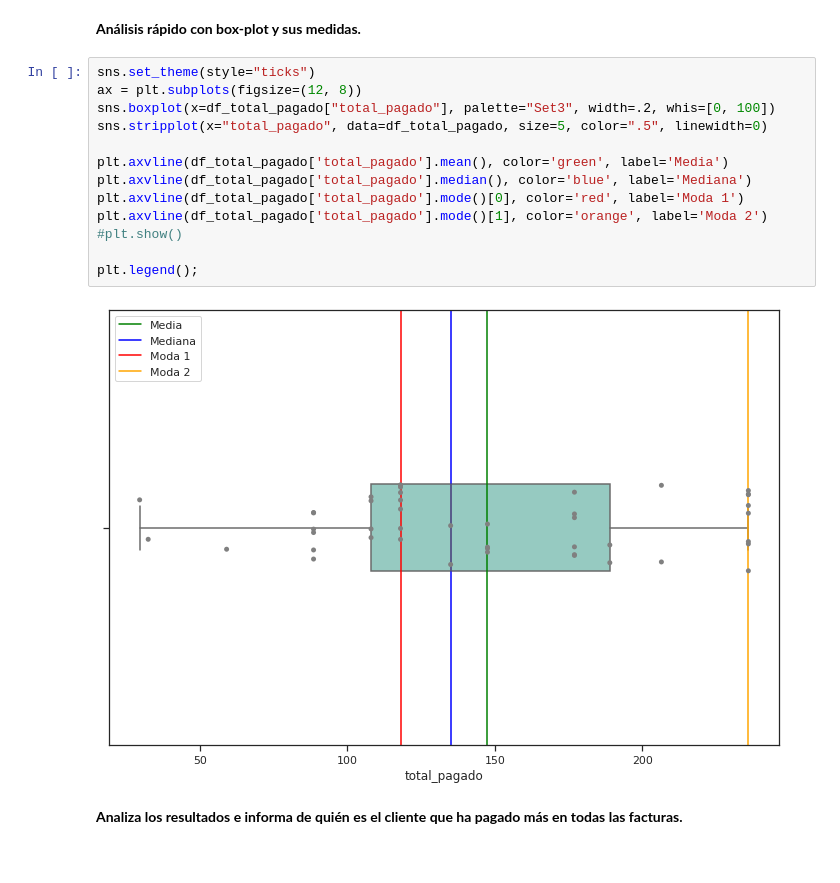
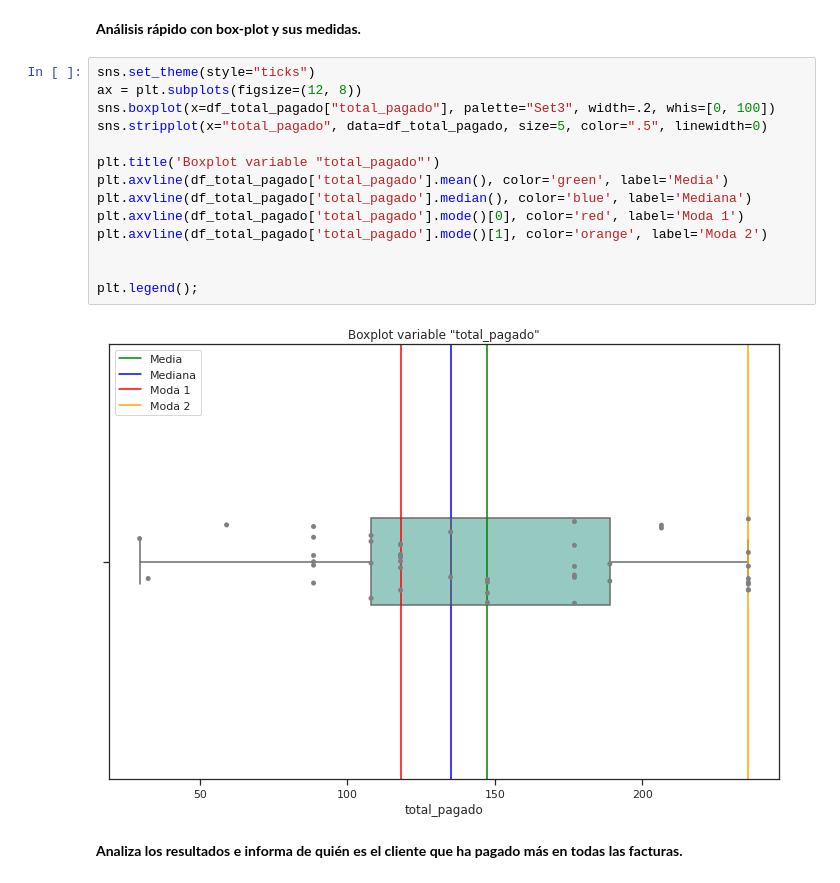
Before and after one commit to JALVARADORUIZ/Magister_BigData_UB, a Jupyter notebook: M2_AI2_AlvaradoRuizJoseArmando.ipynb, the cells around one changed output. Saved outputs shown, nothing was run; the diff lists cells and outputs as text.

```diff
--- a/M2_AI2_AlvaradoRuizJoseArmando.ipynb
+++ b/M2_AI2_AlvaradoRuizJoseArmando.ipynb
@@ -321,18 +321,19 @@ plt.legend();
 # %%
 sns.set_theme(style="ticks")
 ax = plt.subplots(figsize=(12, 8))
 sns.boxplot(x=df_total_pagado["total_pagado"], palette="Set3", width=.2, whis=[0, 100])
 sns.stripplot(x="total_pagado", data=df_total_pagado, size=5, color=".5", linewidth=0)
 
+plt.title('Boxplot variable "total_pagado"')
 plt.axvline(df_total_pagado['total_pagado'].mean(), color='green', label='Media')
 plt.axvline(df_total_pagado['total_pagado'].median(), color='blue', label='Mediana')
 plt.axvline(df_total_pagado['total_pagado'].mode()[0], color='red', label='Moda 1')
 plt.axvline(df_total_pagado['total_pagado'].mode()[1], color='orange', label='Moda 2')
-#plt.show()
+
 
 plt.legend();
 # %% [output]
-[figure, old version]
+[figure, new version]
 # %% [markdown]
 **Analiza los resultados e informa de quién es el cliente que ha pagado más en todas las facturas.**
 # %%
```
Also changed, not shown: parts of 4 cells of this notebook.
